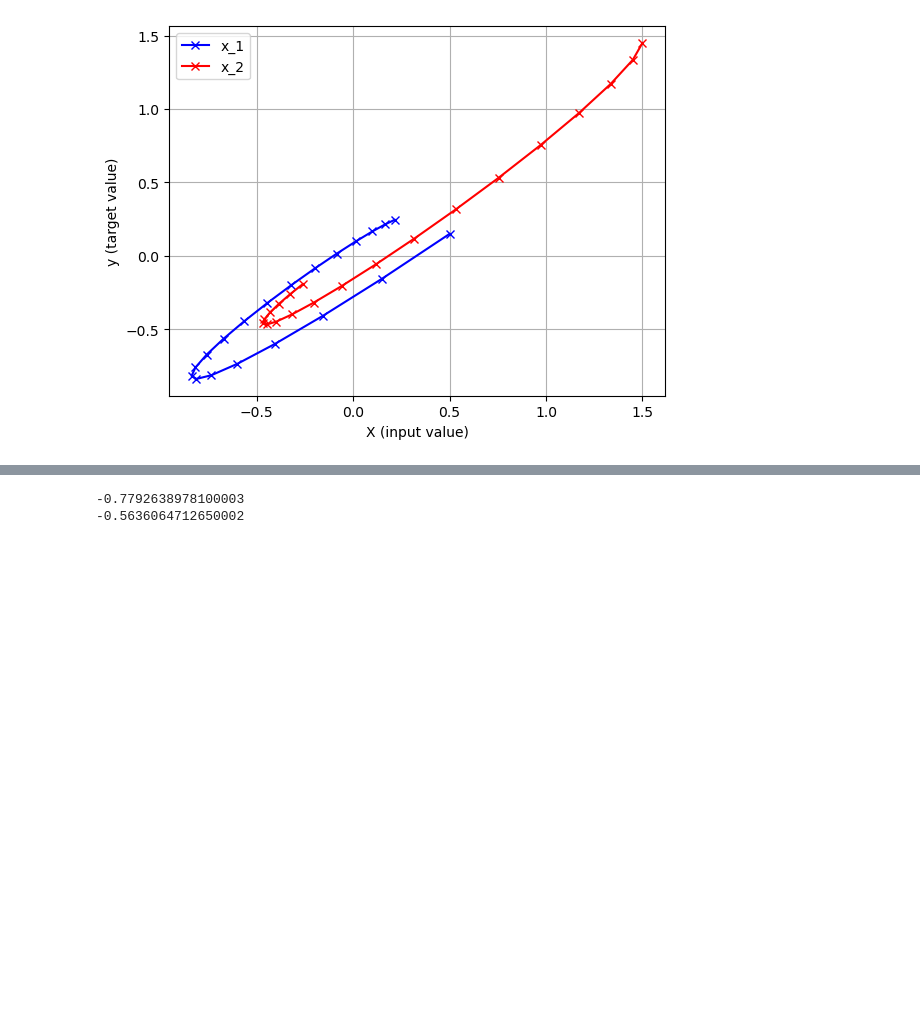
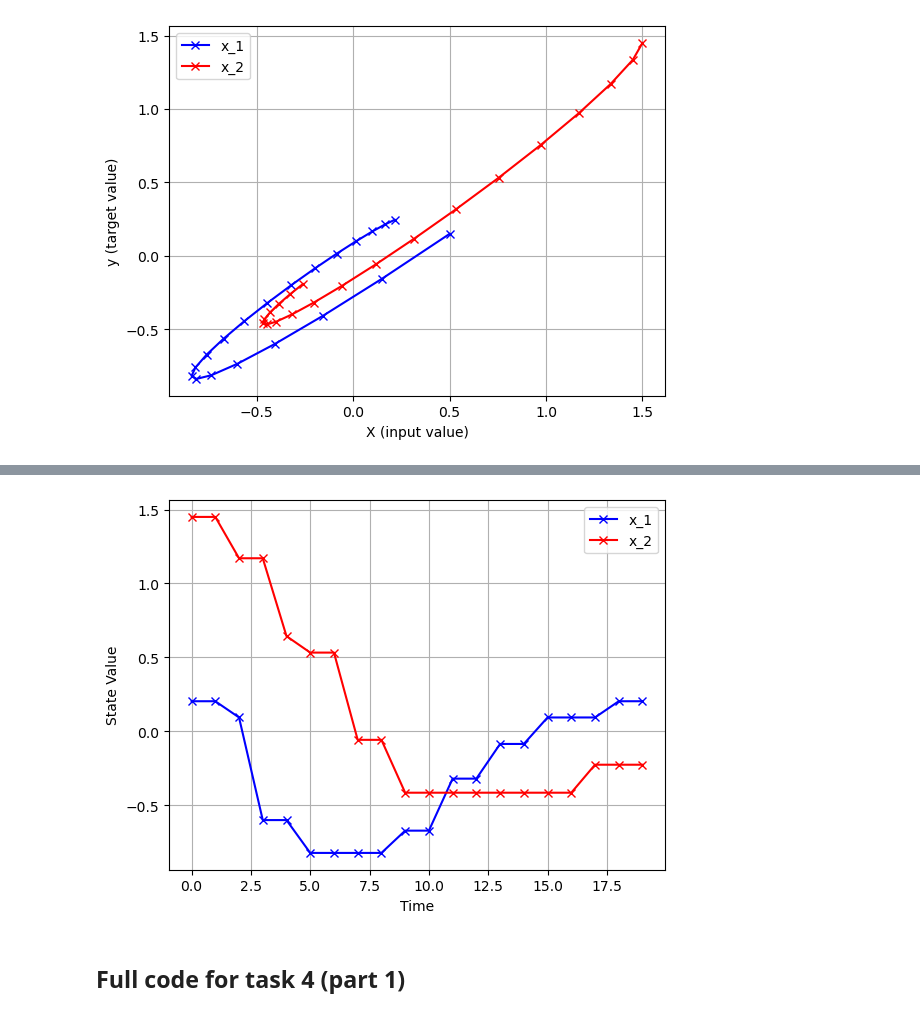
Before and after one commit to XavierVI/Intro_to_machine_learning_assignments, a Jupyter notebook: midterm_project/task3_and_4.ipynb, the cells around one changed output, grey strips where cells are left out. Saved outputs shown, nothing was run; the diff lists cells and outputs as text; code cells hidden in the pictures; blank space fills up the shorter version.

Commit message:
made some changes to task1

```diff
--- a/midterm_project/task3_and_4.ipynb
+++ b/midterm_project/task3_and_4.ipynb
@@ -101,6 +112,13 @@ plt.show()
-# %%
-print(model1.predict(X[10]))
-print(y[10, 0])
-# %% [output]
--0.7792638978100003
--0.5636064712650002
+# %%
+# plots vs. time
+plt.plot(T, predictions_x1, '-xb')
+plt.plot(T, predictions_x2, '-xr')
+plt.xlabel('Time')
+plt.ylabel('State Value')
+plt.legend(['x_1', 'x_2'])
+plt.grid(True)
+plt.show()
+# %% [output]
+[figure, added]
+# %% [markdown]
+## Full code for task 4 (part 1)
```
Also changed, not shown: parts of 7 cells of this notebook, 2 other files.
